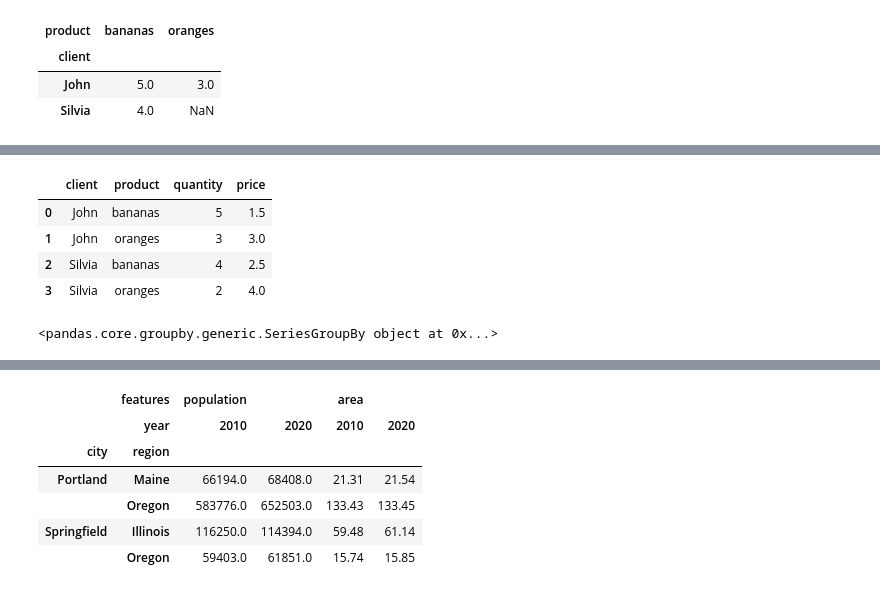
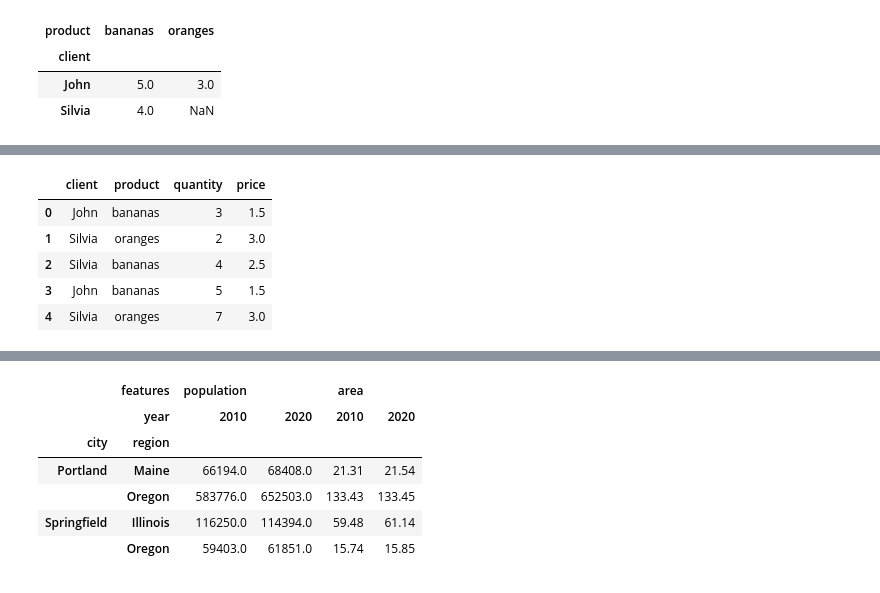
Before and after one commit to ZosoV/pandas_review, a Jupyter notebook: 007_reshaping.ipynb, the cells around one changed output, grey strips where cells are left out. Saved outputs shown, nothing was run; the diff lists cells and outputs as text; code cells hidden in the pictures.

Commit message:
Ending reshaping notebook and minor changes in group by and README

```diff
--- a/007_reshaping.ipynb
+++ b/007_reshaping.ipynb
@@ -152,20 +166,18 @@ The practice of grouping values and then pivoting the results is so common that
 # %%
 data = {
-    "client" : ["John", "John", "Silvia", "Silvia"],
-    "product" : ["bananas", "oranges", "bananas", "oranges"],
-    "quantity" : [5, 3, 4, 2],
-    "price" : [1.5, 3, 2.5, 4]
+    "client" : ["John", "Silvia", "Silvia", "John", "Silvia"],
+    "product" : ["bananas", "oranges", "bananas", "bananas", "oranges"],
+    "quantity" : [3, 2, 4, 5, 7],
+    "price" : [1.5, 3, 2.5, 1.5, 3]
 }
+df = pd.DataFrame(data)
 
-df = pd.DataFrame(data)
+# NOTE: multiple values for John/bananas and Silvia/oranges (index/column pairs)
 df
 # %% [output]
 |  | client | product | quantity | price |
-| 0 | John | bananas | 5 | 1.5 |
-| 1 | John | oranges | 3 | 3.0 |
+| 0 | John | bananas | 3 | 1.5 |
+| 1 | Silvia | oranges | 2 | 3.0 |
 | 2 | Silvia | bananas | 4 | 2.5 |
-| 3 | Silvia | oranges | 2 | 4.0 |
+| 3 | John | bananas | 5 | 1.5 |
+| 4 | Silvia | oranges | 7 | 3.0 |
-# %%
-df.groupby(['client','product'])['quantity']
-# %% [output]
-<pandas.core.groupby.generic.SeriesGroupBy object at 0x...>
```
Also changed, not shown: parts of 19 cells of this notebook, 3 other files.
